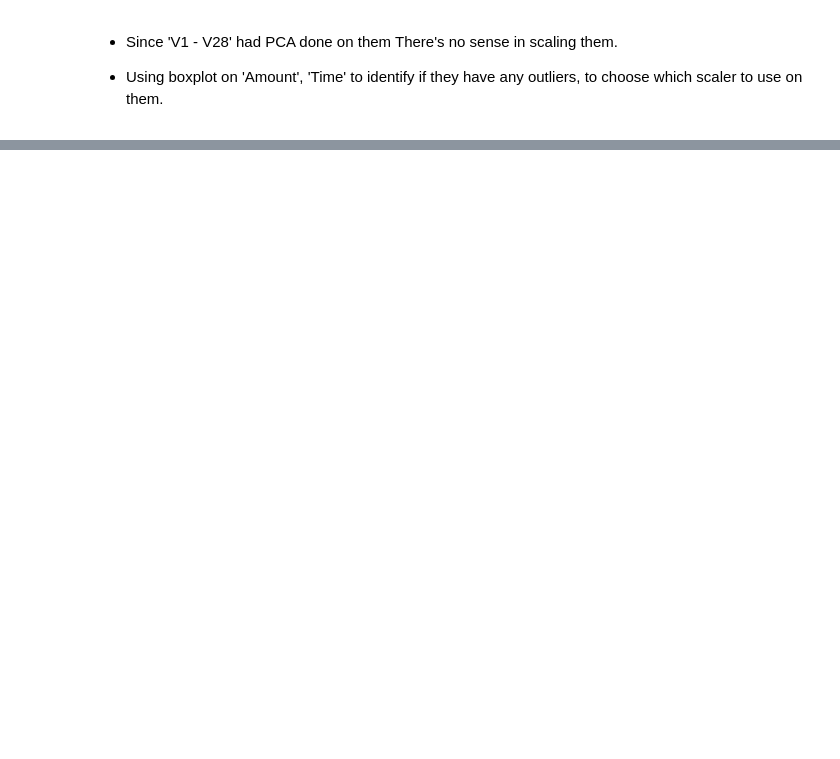
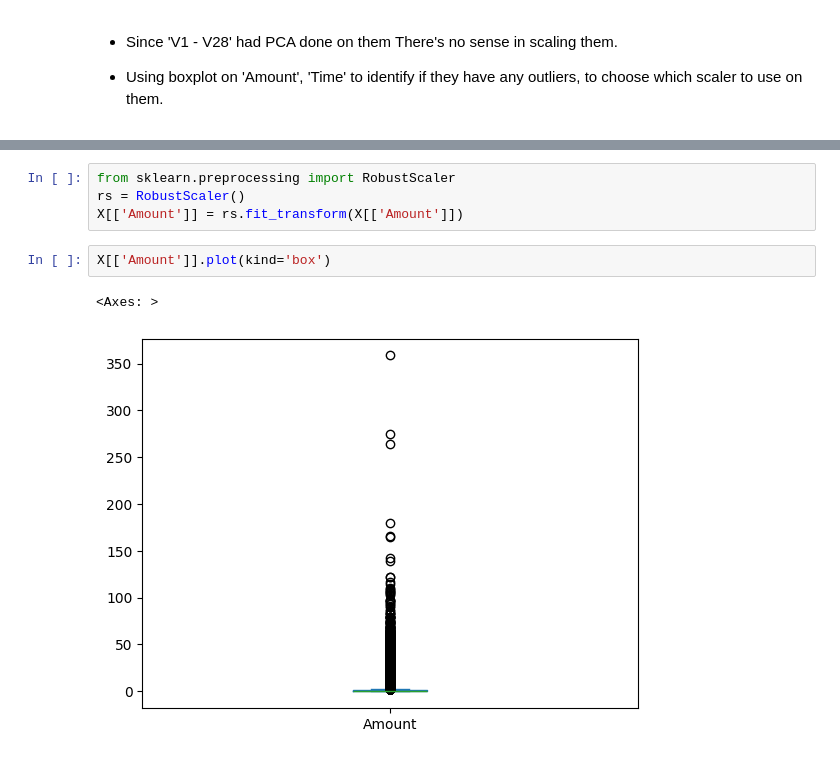
Before and after one commit to Bira0/GroupB, a Jupyter notebook: FinalProject.ipynb, the cells around one changed output, grey strips where cells are left out. Drawn from its saved outputs; the diff is of its cells as text; blank space fills up the shorter version.

```diff
--- a/FinalProject.ipynb
+++ b/FinalProject.ipynb
@@ -210,0 +127,9 @@ np.int64(23)
+# %%
+from sklearn.preprocessing import RobustScaler
+rs = RobustScaler()
+X[['Amount']] = rs.fit_transform(X[['Amount']])
+# %%
+X[['Amount']].plot(kind='box')
+# %% [output]
+<Axes: >
+[figure, added]
```
Also changed, not shown: parts of 39 cells of this notebook.
